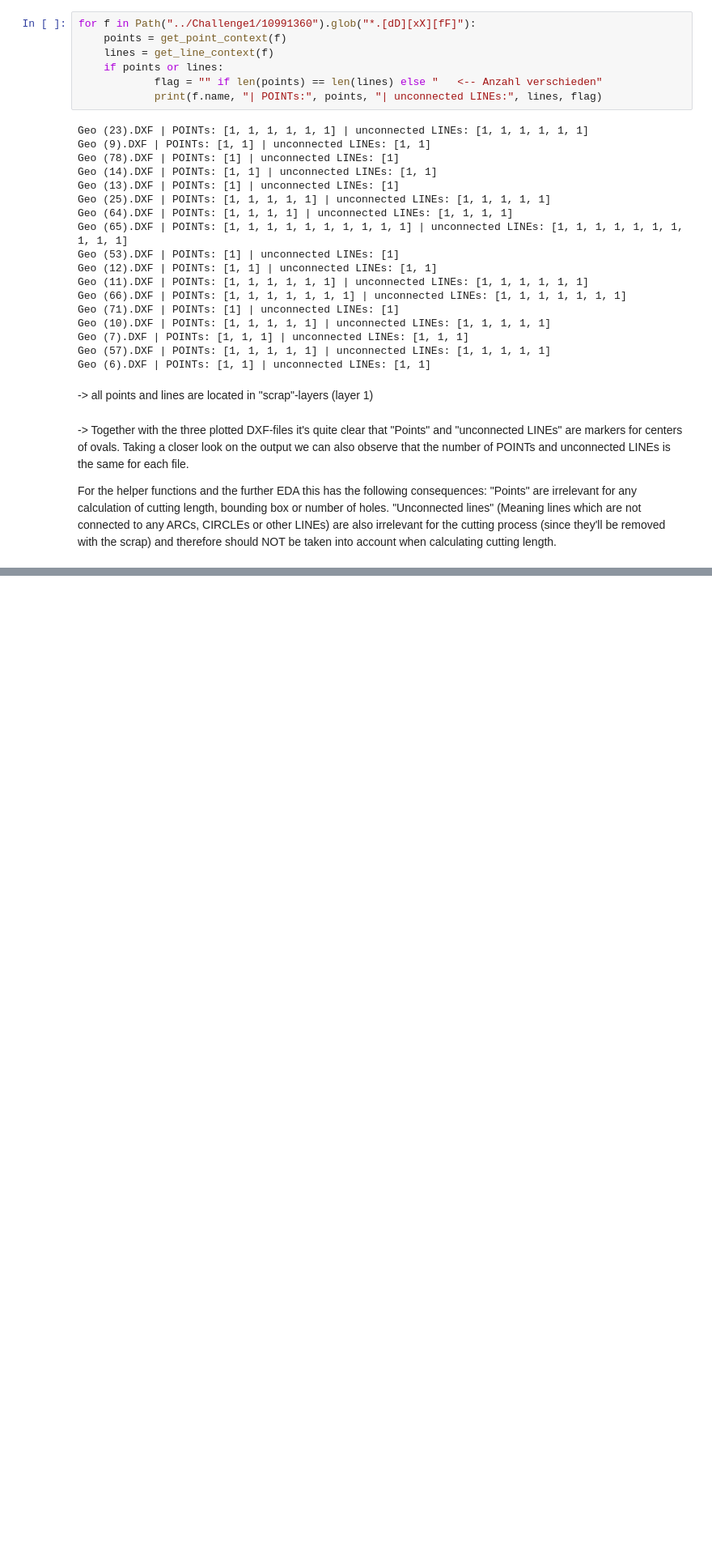
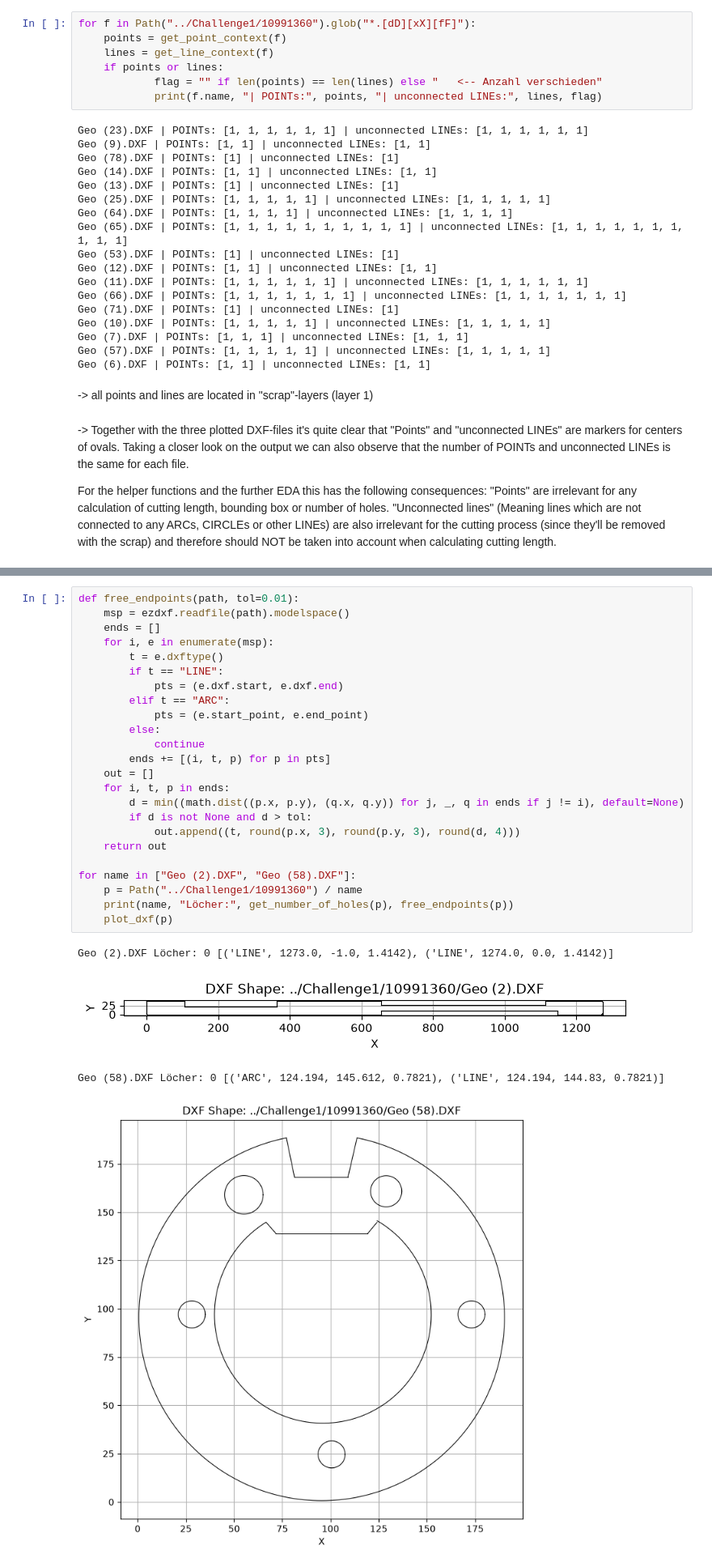
Before and after one commit to loruedel/Challenge1, a Jupyter notebook: DXF_Analysis.ipynb, the cells around one changed output, grey strips where cells are left out. Shown at 81% size. Saved outputs shown, nothing was run; the diff lists cells and outputs as text; blank space fills up the shorter version.

```diff
--- a/DXF_Analysis.ipynb
+++ b/DXF_Analysis.ipynb
@@ -124,0 +199,29 @@ For the helper functions and the further EDA this has the following consequences
+# %%
+def free_endpoints(path, tol=0.01):
+    msp = ezdxf.readfile(path).modelspace()
+    ends = []
+    for i, e in enumerate(msp):
+        t = e.dxftype()
+        if t == "LINE":
+            pts = (e.dxf.start, e.dxf.end)
+        elif t == "ARC":
+            pts = (e.start_point, e.end_point)
+        else:
+            continue
+        ends += [(i, t, p) for p in pts]
+    out = []
+    for i, t, p in ends:
+        d = min((math.dist((p.x, p.y), (q.x, q.y)) for j, _, q in ends if j != i), default=None)
+        if d is not None and d > tol:
+            out.append((t, round(p.x, 3), round(p.y, 3), round(d, 4)))
+    return out
+
+for name in ["Geo (2).DXF", "Geo (58).DXF"]:
+    p = Path("../Challenge1/10991360") / name
+    print(name, "Löcher:", get_number_of_holes(p), free_endpoints(p))
+    plot_dxf(p)
+# %% [output]
+Geo (2).DXF Löcher: 0 [('LINE', 1273.0, -1.0, 1.4142), ('LINE', 1274.0, 0.0, 1.4142)]
+[figure, added]
+Geo (58).DXF Löcher: 0 [('ARC', 124.194, 145.612, 0.7821), ('LINE', 124.194, 144.83, 0.7821)]
+[figure, added]
```
Also changed, not shown: parts of 5 cells of this notebook, 4 other files.
